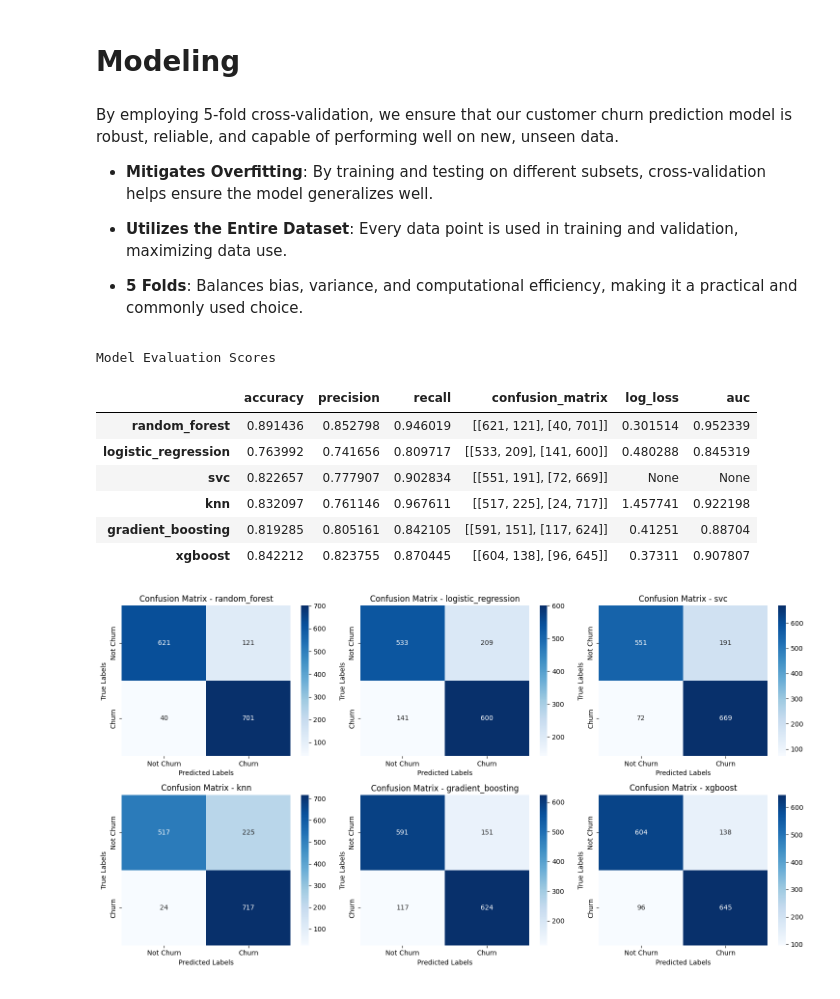
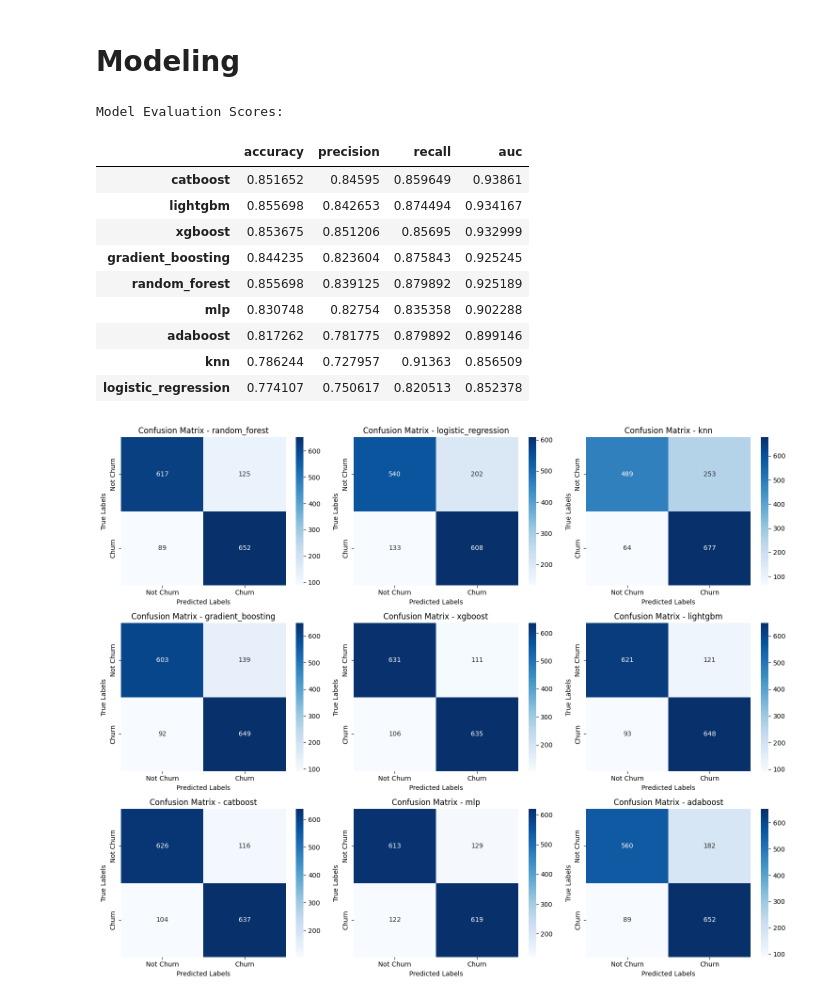
Before and after one commit to Sena-Aku-Agbotse/Customer-Churn-Analysis, a Jupyter notebook: Notebook/main.ipynb, the cells around one changed output. Cells and saved outputs as stored; diff of their text form; code cells hidden in the pictures.

```diff
--- a/Notebook/main.ipynb
+++ b/Notebook/main.ipynb
@@ -757,3 +656,0 @@ param_grid = {
-# %%
-#Split the data into training and validation sets
-X_train, X_val, y_train, y_val = train_test_split(X, y, test_size=0.2, random_state=42, stratify=y)
@@ -760,23 +670,21 @@ X_train, X_val, y_train, y_val = train_test_split(X, y, test_size=0.2, random_st
+# %%
+# Initialize KFold cross-validation with 5 folds
+kf = KFold(n_splits=5, shuffle=True, random_state=42)
 # %%
-# Initialize an empty dictionary to hold the GridSearchCV results for each model
+# Model Selection with HalvingGridSearchCV
 grid_searches = {}
+for model_name, model in models.items():
+    pipeline = Pipeline(
+        steps=[
+               ('model', model)
+               ])
 
-# Perform GridSearchCV for each model
-for model_name in models:
-    pipeline = Pipeline(steps=[('preprocessor', preprocessor),
-                               ('model', models[model_name])])
-    grid_search = GridSearchCV(
-        pipeline, param_grid[model_name], cv=5, n_jobs=-1, scoring='accuracy')
+    # Halving Grid Search with Automatic Resource Detection
+    grid_search = HalvingGridSearchCV(pipeline, {}, cv=kf, factor=2, scoring='accuracy', n_jobs=-1)
+
+    # Fitting the model
     grid_search.fit(X_train, y_train)
     grid_searches[model_name] = grid_search
-# %% [markdown]
-By employing 5-fold cross-validation, we ensure that our customer churn prediction model is robust, reliable, and capable of performing well on new, unseen data.
-
-- **Mitigates Overfitting**: By training and testing on different subsets, cross-validation helps ensure the model generalizes well.
-
-- **Utilizes the Entire Dataset**: Every data point is used in training and validation, maximizing data use.
-
-- **5 Folds**: Balances bias, variance, and computational efficiency, making it a practical and commonly used choice.
 # %%
 # Initialize a dictionary to hold evaluation metrics
 evaluation_results = {}
@@ -791,50 +699,57 @@ for model_name, grid_search in grid_searches.items():
     precision = precision_score(y_val, y_pred, average='binary')
     recall = recall_score(y_val, y_pred, average='binary')
     conf_matrix = confusion_matrix(y_val, y_pred)
-    logloss = log_loss(
-        y_val, y_pred_proba) if y_pred_proba is not None else None
-    auc = roc_auc_score(
-        y_val, y_pred_proba) if y_pred_proba is not None else None
+    auc = roc_auc_score(y_val, y_pred_proba) if y_pred_proba is not None else None
 
     evaluation_results[model_name] = {
         'accuracy': accuracy,
         'precision': precision,
         'recall': recall,
         'confusion_matrix': conf_matrix,
-        'log_loss': logloss,
         'auc': auc
     }
 
 df_scores = pd.DataFrame(evaluation_results).transpose()
+df_scores_sorted = df_scores.sort_values(by="auc", ascending=False)
+df_scores_sorted = df_scores_sorted.drop(columns=['confusion_matrix'])
 
-print("Model Evaluation Scores")
-df_scores
+print("Model Evaluation Scores:")
+df_scores_sorted
 # %% [output]
-Model Evaluation Scores
+Model Evaluation Scores:
-|  | accuracy | precision | recall | confusion_matrix | log_loss | auc |
-| random_forest | 0.891436 | 0.852798 | 0.946019 | [[621, 121], [40, 701]] | 0.301514 | 0.952339 |
-| logistic_regression | 0.763992 | 0.741656 | 0.809717 | [[533, 209], [141, 600]] | 0.480288 | 0.845319 |
-| svc | 0.822657 | 0.777907 | 0.902834 | [[551, 191], [72, 669]] | None | None |
-| knn | 0.832097 | 0.761146 | 0.967611 | [[517, 225], [24, 717]] | 1.457741 | 0.922198 |
-| gradient_boosting | 0.819285 | 0.805161 | 0.842105 | [[591, 151], [117, 624]] | 0.41251 | 0.88704 |
-| xgboost | 0.842212 | 0.823755 | 0.870445 | [[604, 138], [96, 645]] | 0.37311 | 0.907807 |
+|  | accuracy | precision | recall | auc |
+| catboost | 0.851652 | 0.84595 | 0.859649 | 0.93861 |
+| lightgbm | 0.855698 | 0.842653 | 0.874494 | 0.934167 |
+| xgboost | 0.853675 | 0.851206 | 0.85695 | 0.932999 |
+| gradient_boosting | 0.844235 | 0.823604 | 0.875843 | 0.925245 |
+| random_forest | 0.855698 | 0.839125 | 0.879892 | 0.925189 |
+| mlp | 0.830748 | 0.82754 | 0.835358 | 0.902288 |
+| adaboost | 0.817262 | 0.781775 | 0.879892 | 0.899146 |
+| knn | 0.786244 | 0.727957 | 0.91363 | 0.856509 |
+| logistic_regression | 0.774107 | 0.750617 | 0.820513 | 0.852378 |
 # %%
-def plot_confusion_matrices(df_scores, figsize=(15, 8), ncols=3):
-    nrows = int(np.ceil(len(df_scores.columns) / ncols))
+def plot_confusion_matrices(df_scores, figsize=(15, 12), ncols=3):
+    nrows = int(np.ceil(len(df_scores) / ncols))
     fig, axes = plt.subplots(nrows, ncols, figsize=figsize)
+
     for i, (model_name, row) in enumerate(df_scores.iterrows()):
         conf_matrix = row['confusion_matrix']
         ax = axes.flat[i]
         sns.heatmap(conf_matrix, annot=True, fmt="d", cmap='Blues',
                     xticklabels=['Not Churn', 'Churn'], yticklabels=['Not Churn', 'Churn'], ax=ax)
         ax.set_xlabel('Predicted Labels')
         ax.set_ylabel('True Labels')
         ax.set_title(f'Confusion Matrix - {model_name}')
+
+    # Hide any unused subplots
+    for i in range(len(df_scores), nrows * ncols):
+        fig.delaxes(axes.flat[i])
+
     if nrows > 1 and ncols > 1:
         plt.tight_layout()
     plt.show()
 
 plot_confusion_matrices(df_scores)
 # %% [output]
-[figure, old version]
+[figure, new version]
 # %%
```
Also changed, not shown: parts of 33 cells of this notebook, 9 other files.
